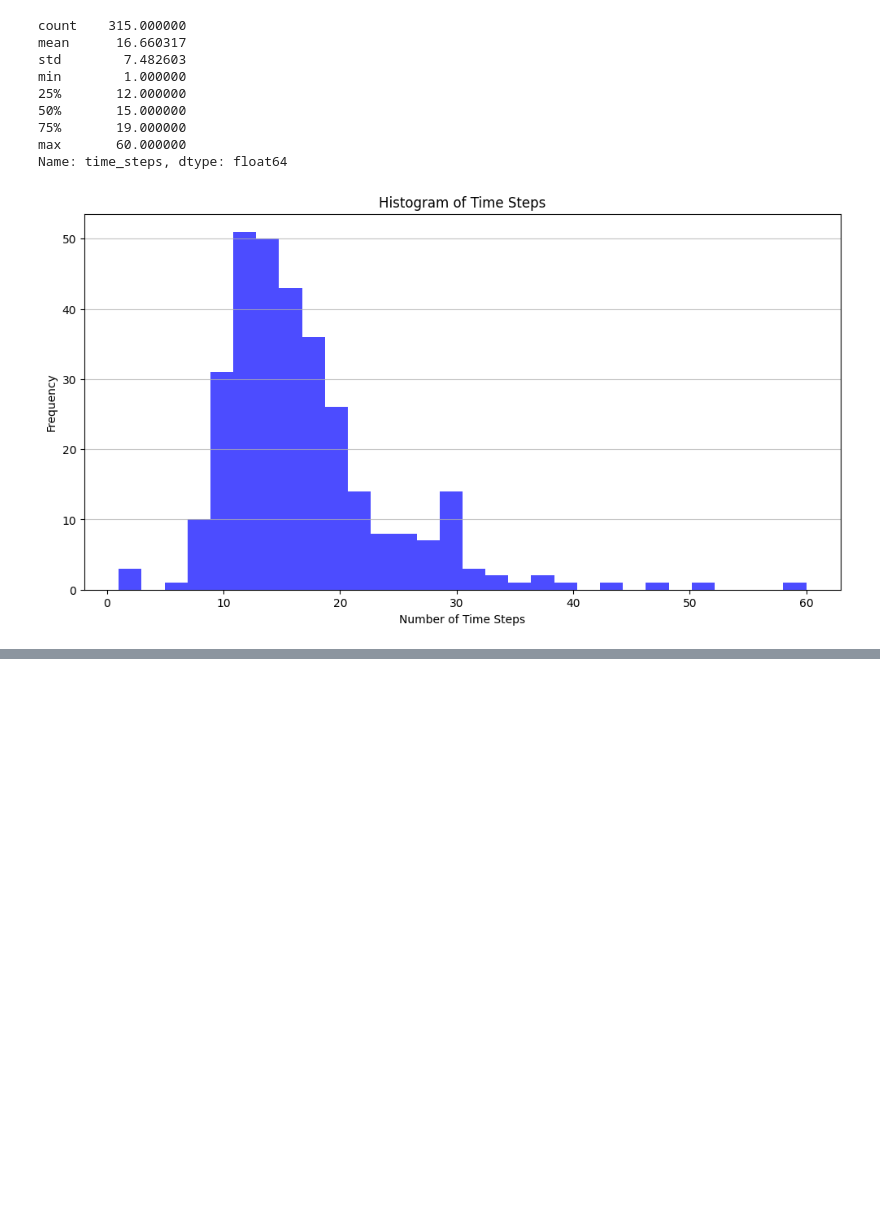
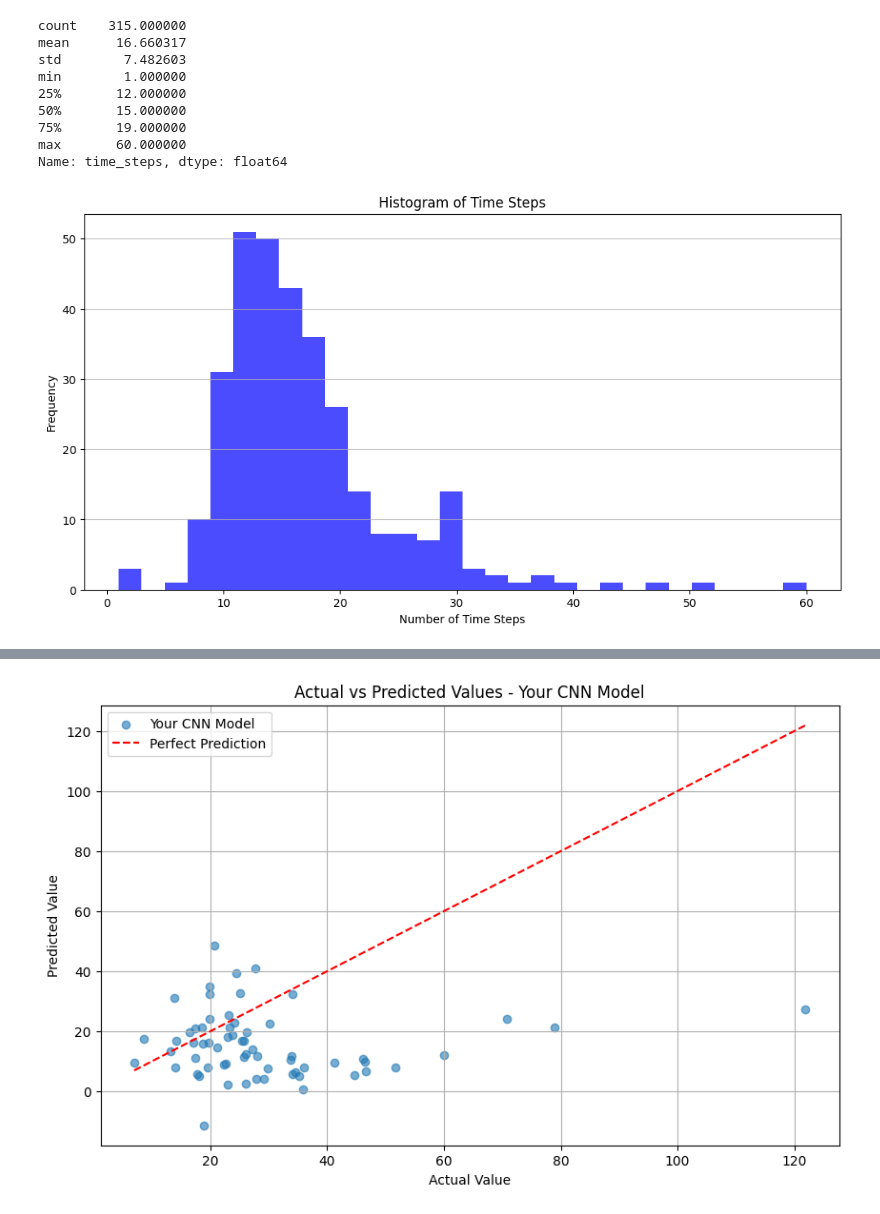
Before and after one commit to alirezamxi/Hydrocare, a Jupyter notebook: labeled/inspection/hardway.ipynb, the cells around one changed output, grey strips where cells are left out. Cells and saved outputs as stored; diff of their text form; code cells hidden in the pictures; blank space fills up the shorter version.

Commit message:
want to sleep lets save every thing

```diff
--- a/labeled/inspection/hardway.ipynb
+++ b/labeled/inspection/hardway.ipynb
@@ -679,0 +385,89 @@ Error converting padded_sequences to array: setting an array element with a sequ
+# %%
+import numpy as np
+import pandas as pd
+import matplotlib.pyplot as plt
+from keras.models import Sequential
+from keras.layers import Conv2D, Flatten, Dense, Dropout
+from sklearn.metrics import mean_squared_error, r2_score
+
+# Assume padded_sequences and target_volumes are already defined from your previous code
+# Set a seed for reproducibility if necessary
+# np.random.seed(42)  # Uncomment if you wish to use a random seed for reproducibility
+
+# Calculate the split index for the training and test set
+split_ratio = 0.8  # Use 80% for training and 20% for testing
+split_index = int(len(padded_sequences) * split_ratio)
+
+# Split the data into training and testing sets
+X_train = padded_sequences[:split_index]  # Training data
+y_train = target_volumes[:split_index]    # Training targets
+
+X_test = padded_sequences[split_index:]    # Testing data
+y_test = target_volumes[split_index:]      # Testing targets
+
+# Confirm the shapes of the training and testing datasets
+print(f"Training data shape: {X_train.shape}, Training target shape: {y_train.shape}")
+print(f"Testing data shape: {X_test.shape}, Testing target shape: {y_test.shape}")
+
+# Reshape X train and test for Conv2D compatibility
+X_train = X_train.reshape(X_train.shape[0], X_train.shape[1], X_train.shape[2], 1)  # (num_samples, height, width, channels)
+X_test = X_test.reshape(X_test.shape[0], X_test.shape[1], X_test.shape[2], 1)
+
+# Define the model
+model = Sequential()
+model.add(Conv2D(filters=32, kernel_size=(3, 3), activation='relu', input_shape=(60, 68, 1)))
+model.add(Flatten())
+model.add(Dense(64, activation='relu'))
+model.add(Dropout(0.5))
+model.add(Dense(1, activation='linear'))  # Output layer
+
+# Compile the model
+model.compile(optimizer='adam', loss='mean_squared_error', metrics=['mae'])
+
+# Train the model
+epochs = 50 # Set the number of epochs you want to train for
+batch_size = 2  # Set the batch size
+history = model.fit(X_train, y_train, epochs=epochs, batch_size=batch_size, validation_split=0.2, verbose=1)
+
+# Evaluate the model on the test dataset
+y_pred = model.predict(X_test)
+
+# Calculate evaluation metrics
+mse = mean_squared_error(y_test, y_pred)
+rmse = np.sqrt(mse)
+r2 = r2_score(y_test, y_pred)
+rmspe = np.sqrt(np.mean((y_test - y_pred.flatten()) ** 2) / np.mean(y_test ** 2)) * 100
+
+# Print evaluation metrics for the model
+model_name = "Your CNN Model"  # Replace with your actual model name
+print(f"\n{model_name} Evaluation Metrics:")
+print(f"Mean Squared Error (MSE): {mse:.4f}")
+print(f"Root Mean Squared Error (RMSE): {rmse:.4f}")
+print(f"R-squared (R²): {r2:.4f}")
+print(f"Root Mean Squared Percentage Error (RMSPE): {rmspe:.4f}%")
+
+# Create a comparison DataFrame for the first few rows
+comparison_df = pd.DataFrame({'Actual': y_test, 'Predicted': y_pred.flatten()})
+print(comparison_df.head(5))
+
+# Plotting Actual vs Predicted
+plt.figure(figsize=(10, 6))
+plt.scatter(y_test, y_pred, label=model_name, alpha=0.6)
+plt.plot([y_test.min(), y_test.max()], [y_test.min(), y_test.max()], color='red', ls='--', label='Perfect Prediction')
+plt.xlabel('Actual Value')
+plt.ylabel('Predicted Value')
+plt.title(f'Actual vs Predicted Values - {model_name}')
+plt.legend()
+plt.grid()
+plt.show()
+
+# Optionally plot the training history
+plt.figure(figsize=(10, 5))
+plt.plot(history.history['loss'], label='Training Loss')
+plt.plot(history.history['val_loss'], label='Validation Loss')
+plt.title('Model Loss')
+plt.ylabel('Loss')
+plt.xlabel('Epoch')
+plt.legend()
+plt.show()
+# %% [output]
@@ -679,0 +494 @@ Error converting padded_sequences to array: setting an array element with a sequ
+[figure, added]
```
Also changed, not shown: parts of 20 cells of this notebook, 4 other files.
